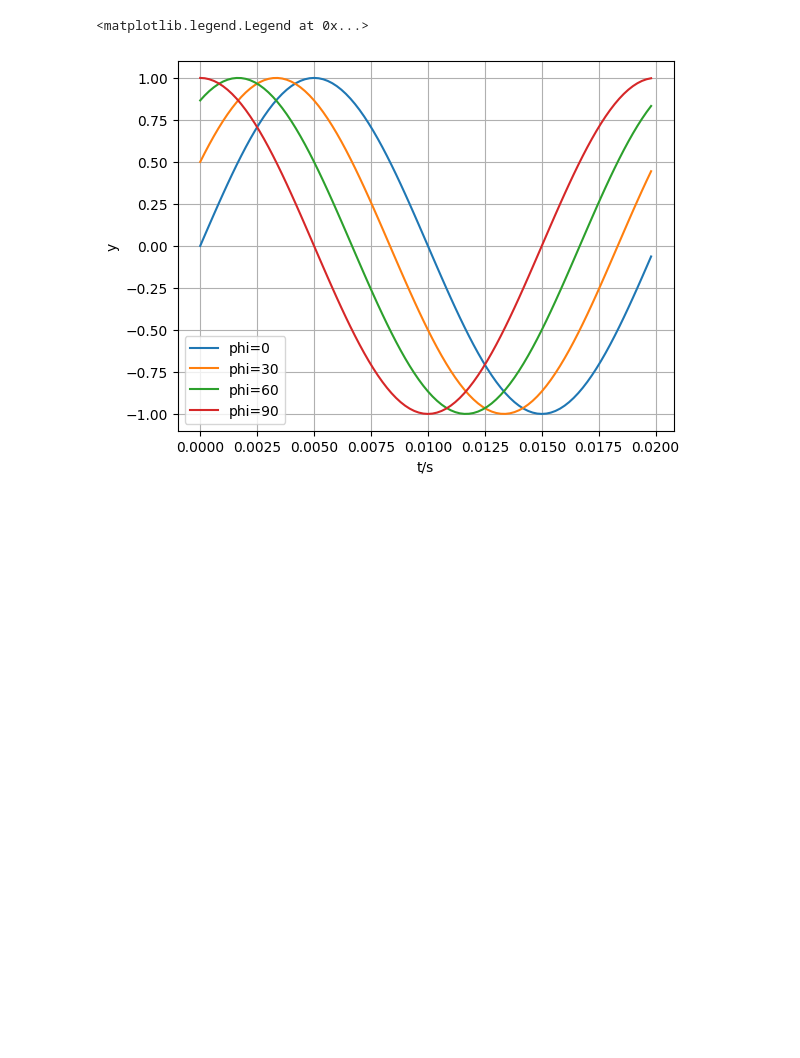
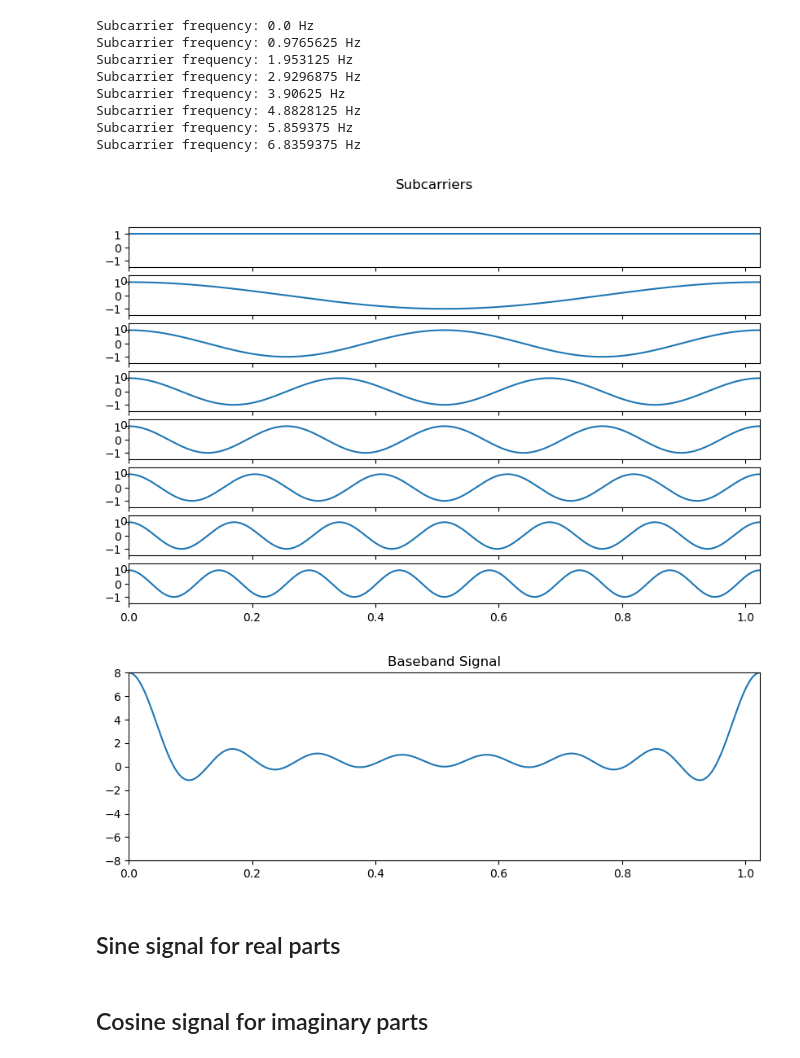
Before and after one commit to zyh1994/DensityDetectionViaCSI, a Jupyter notebook: 4.CSIAnalyzing/SinusoidalSignalAnalysis.ipynb, the cells around one changed output. Cells and saved outputs as stored; diff of their text form; code cells hidden in the pictures; blank space fills up the shorter version.

```diff
--- a/4.CSIAnalyzing/SinusoidalSignalAnalysis.ipynb
+++ b/4.CSIAnalyzing/SinusoidalSignalAnalysis.ipynb
@@ -8,3 +16,58 @@ import matplotlib.pyplot as plt
+# %%
+# Parameters
+num_subcarriers = 8
+symbol_length = 1024  # Number of samples
+fs = 1000  # Sampling frequency
+
+# Time axis
+t = np.linspace(0, symbol_length/fs, symbol_length)
+
+
+# Generate subcarriers
+subcarriers = []
+for k in range(num_subcarriers):
+    # Subcarrier frequency
+    fc = k * fs / symbol_length
+    print('Subcarrier frequency: {} Hz'.format(fc))
+
+    # Form a subcarrier
+    subcarrier = np.cos(2 * np.pi * fc * t)
+    subcarriers.append(subcarrier)
+
+
+# Sum subcarriers to form baseband signal
+baseband_signal = np.sum(subcarriers, axis=0)
+
+# Plot subcarriers
+plt.figure(figsize=(10, 6))
+for idx, subcarrier in enumerate(subcarriers, 1):
+    plt.subplot(num_subcarriers, 1, idx)
+    plt.plot(t, subcarrier)
+    plt.xlim([0, symbol_length/fs])
+    plt.ylim([-1.5, 1.5])
+plt.suptitle('Subcarriers')
+
+# Plot baseband signal
+plt.figure(figsize=(10, 3))
+plt.plot(t, baseband_signal)
+plt.title('Baseband Signal')
+plt.xlim([0, symbol_length/fs])
+plt.ylim([-num_subcarriers, num_subcarriers])
+
+plt.show()
+# %% [output]
+Subcarrier frequency: 0.0 Hz
+Subcarrier frequency: 0.9765625 Hz
+Subcarrier frequency: 1.953125 Hz
+Subcarrier frequency: 2.9296875 Hz
+Subcarrier frequency: 3.90625 Hz
+Subcarrier frequency: 4.8828125 Hz
+Subcarrier frequency: 5.859375 Hz
+Subcarrier frequency: 6.8359375 Hz
+[figure, added]
+[figure, added]
+# %% [markdown]
+## Sine signal for real parts
 # %%
 def gen_sine_wave(A, f, fs, phi, t):
     """
@@ -36,26 +99,5 @@ def gen_sine_wave(A, f, fs, phi, t):
     n = np.arange(n)
     y = A*np.sin(2*np.pi*f*n*Ts + phi*(np.pi/180))
     return y
-# %%
-# f=50 hz
-fs = 5000
-t = 0.02
-A = 1
-
-hz_50 = gen_sine_wave(A=A, f=50, fs=fs, phi=0, t=t)
-hz_50_30 = gen_sine_wave(A=A, f=50, fs=fs, phi=30, t=t)
-hz_50_60 = gen_sine_wave(A=A, f=50, fs=fs, phi=60, t=t)
-hz_50_90 = gen_sine_wave(A=A, f=50, fs=fs, phi=90, t=t)
-
-x = np.arange(0, t, 1/fs)
-plt.xlabel('t/s')
-plt.ylabel('y')
-plt.grid()
-plt.plot(x, hz_50, label='phi=0')
-plt.plot(x, hz_50_30, label='phi=30')
-plt.plot(x, hz_50_60, label='phi=60')
-plt.plot(x, hz_50_90, label='phi=90')
-plt.legend()
-# %% [output]
-<matplotlib.legend.Legend at 0x...>
-[figure, removed]
+# %% [markdown]
+## Cosine signal for imaginary parts
```
Also changed, not shown: parts of 13 cells of this notebook, 6 other files.
